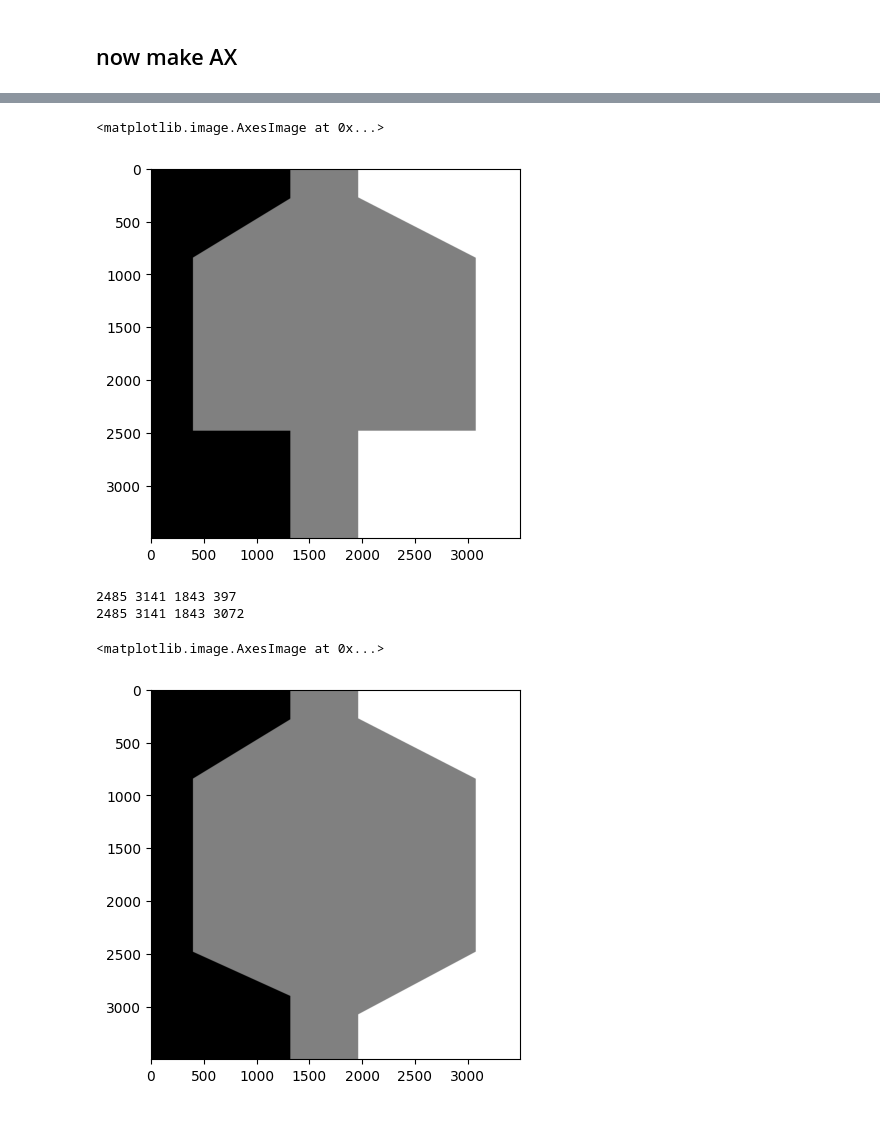
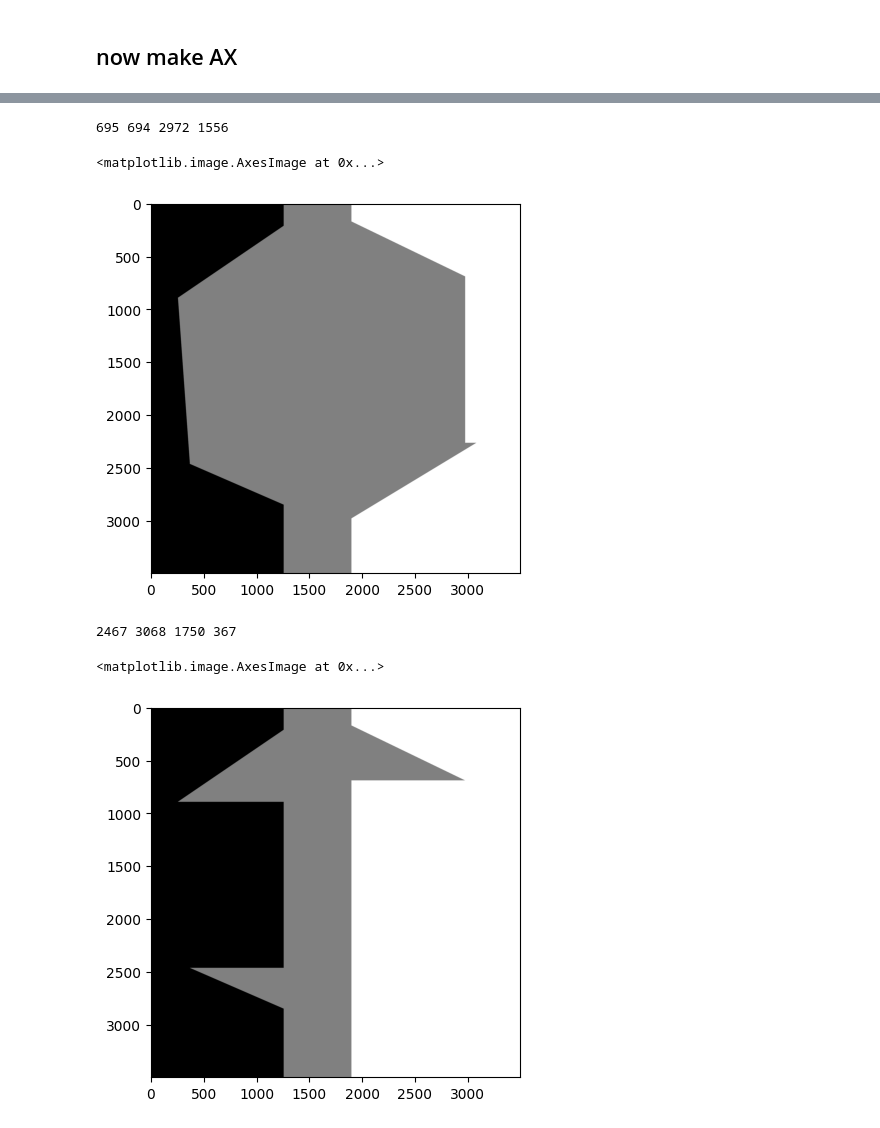
Before and after one commit to the-dennis-lab/labwide_rig, a Jupyter notebook: notebooks/generate_csv_tilepoints.ipynb, the cells around one changed output, grey strips where cells are left out. Drawn from its saved outputs; the diff is of its cells as text; code cells hidden in the pictures.

```diff
--- a/notebooks/generate_csv_tilepoints.ipynb
+++ b/notebooks/generate_csv_tilepoints.ipynb
@@ -145,15 +143,16 @@ plt.imshow(new_ls.astype('uint8'))
 # %%
 # get top left triangle filled as 128
 
-ls_low = A1_top_ls
+ls_low = int(A1_top_ls/100)
 ls_high = int((A1c[0]+73700)/100)
 ax_low = int((A1c[1]-129900)/100)
 ax_high = int((A1c[1]-700)/100)
+print(ls_low,ls_high,ax_low,ax_high)
 
-[lss,axs] = utils.getpoints((ls_high,ax_low),(ls_low,ax_high+1)) # returns integer locations on line
+[lss,axs] = utils.getpoints((ls_low,ax_high),(ls_high,ax_low)) # returns integer locations on line
 # fill from val to high_ls, ax-1 to ax
 for i in np.arange(1,len(lss)):
     if axs[i]<3500:
-        new_ls[lss[i]:ls_high,axs[i-1]:axs[i]]=128
+        new_ls[lss[i]:ls_high,axs[i]:ax_high]=128
 plt.imshow(new_ls.astype('uint8'))
 # %% [output]
@@ -273,8 +254,8 @@ abcd 848 2485 397 3072
 
 # get top left triangle filled as 128
 ls_low = int(A1_top_ls/100) #int((A1c[0]-10900)/100)
-ls_high = a #int((A1c[0]+73700)/100)
-ax_low = c #int((A1c[1]-129900)/100)
+ls_high = int((A1_top_ls+88680)/100) #a
+ax_low =  int((A1_top_ax-130203)/100) #int((A1c[1]-129900)/100) #c
 ax_high = int(A1_top_ax/100) #int((A1c[1]-700)/100)
 print(ls_low,ls_high,ax_low,ax_high)
 [lss,axs] = utils.getpoints((ls_high,ax_low),(ls_low,ax_high+1)) # returns integer locations on line
@@ -291,10 +272,10 @@ plt.imshow(new_ax.astype('uint8'))
 
 # top right triangle fill
 #same ls_low
-#same ls high
-ax_high = int(A1_top_ax/100) #int((A1c[1]+142300)/100)
-ax_low = d #int((A1c[1]-700)/100)
-
+ls_high = int((A1_top_ls+68400)/100)
+ax_low = int((A1_top_ax+141670)/100) #int((A1c[1]+142300)/100)
+ax_high = int((A1_top_ax)/100)#d #int((A1c[1]-700)/100)
+print(ls_low,ls_high,ax_low,ax_high)
 
 [lss,axs] = utils.getpoints((ls_high,ax_low),(ls_low,ax_high+1)) # returns integer locations on line
 
@@ -303,43 +284,26 @@ for i in np.arange(1,len(lss)):
         new_ax[lss[i]:ls_high,axs[i-1]:axs[i]]=128
 plt.imshow(new_ax.astype('uint8'))
 # %% [output]
-<matplotlib.image.AxesImage at 0x...>
+695 694 2972 1556
+<matplotlib.image.AxesImage at 0x...>
-[figure, old version]
+[figure, new version]
 # %%
 # fill bottom left triangle
-ls_low = b #int((A1c[0]+236900)/100)
-ls_high = int(Q1c[0]/100) #int((A1c[0]+294800)/100)
-ax_low = int(Q1c[1]/100)
-ax_high = c #int((A1c[1]-121700)/100)
-print(ls_low,ls_high,ax_low,ax_high)
+ls_low = int((A1_top_ls+245680)/100) #b #int((A1c[0]+236900)/100) I think M1
+ls_high = int((A1_top_ls+305760)/100)#int(Q1c[0]/100) #int((A1c[0]+294800)/100)
+if ls_high > 3080:
+    ls_high = 3080
+ax_high = int((A1_top_ax-118912)/100) #int(Q1c[1]/100)
+ax_low =int((A1_top_ax+19410)/100)
+#ax_high = int((A1_top_ax+35280)/100) #c #int((A1c[1]-121700)/100)
 
 [lss,axs] = utils.getpoints((ls_low,ax_high),(ls_high,ax_low)) # returns integer locations on line
 for i in np.arange(1,len(lss)):
     new_ax[ls_low:lss[i],axs[i-1]:axs[i]]=128
-
+print(ls_low,ls_high,ax_low,ax_high)
 
 plt.imshow(new_ax.astype('uint8'))
-
-# fill bottom right triangle
-ls_low = b #int((A1c[0]+216900)/100)
-ls_high = int(Q1c[0]/100) #int((A1c[0]+294800)/100)
-ax_low = int(Q1c[1]/100)
-#ls_high = #int((A1c[0]+294800)/100)
-#ax_low = #int((A1c[1]+36500)/100)
-#ax_high = int((A1c[1]+151700)/100)
-ax_high = int(M_ax_cs[-1]/100)
-print(ls_low,ls_high,ax_low,ax_high)
-
-
-
-[lss,axs] = utils.getpoints((ls_low,ax_high),(ls_high,ax_low-1)) # returns integer locations on line
-for i in np.arange(1,len(lss)):
-    new_ax[ls_low:lss[i],axs[i-1]:axs[i]]=128
-
-
-plt.imshow(new_ax.astype('uint8'))
 # %% [output]
-2485 3141 1843 397
-2485 3141 1843 3072
+2467 3068 1750 367
 <matplotlib.image.AxesImage at 0x...>
-[figure, old version]
+[figure, new version]
```
Also changed, not shown: parts of 21 cells of this notebook.
